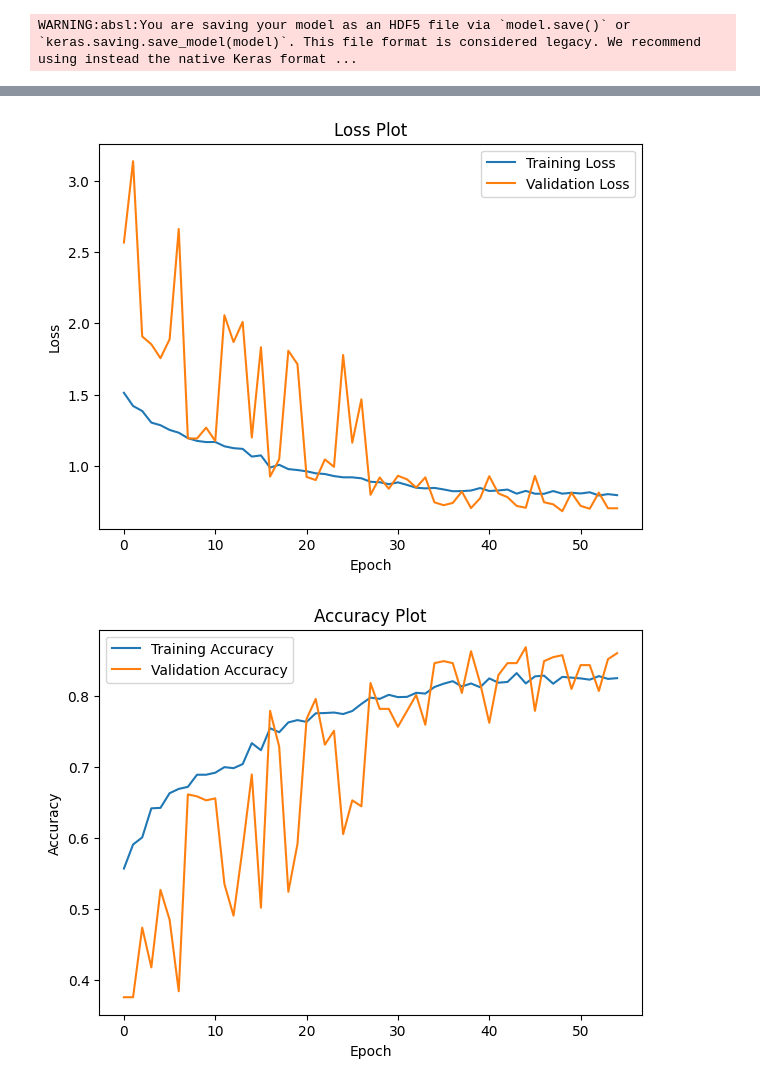
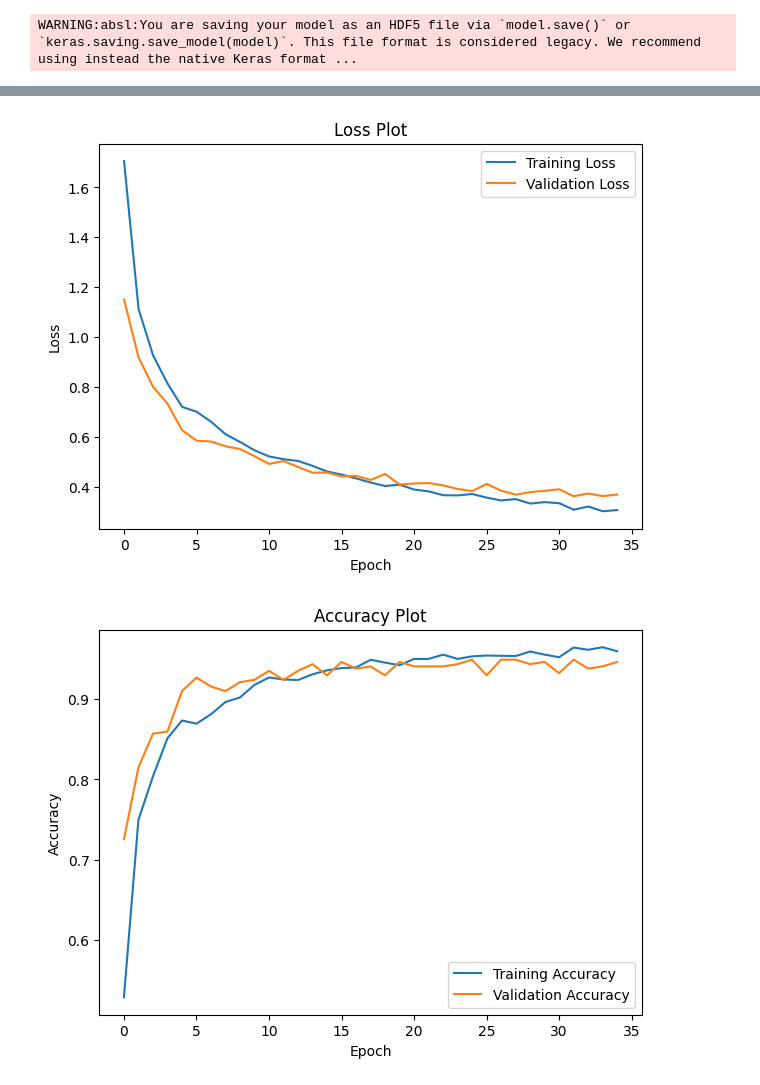
Before and after one commit to BryanEstrada003/cotton-leaf-defect-classification, a Jupyter notebook: VGG16.ipynb, the cells around one changed output, grey strips where cells are left out. Saved outputs shown, nothing was run; the diff lists cells and outputs as text; code cells hidden in the pictures.

Commit message:
fix: corrections in vgg16 hyperparameters and pipeline training

```diff
--- a/VGG16.ipynb
+++ b/VGG16.ipynb
@@ -125,25 +126,26 @@ from tensorflow.keras.layers import Dense, BatchNormalization, GlobalAveragePool
 
 # Construccion del modelo
 # --------------------------------------------------------------------------
-def model_init(learning_rate, dropout_rate, l2_reg, is_finetune=True):
-    if is_finetune:
+def model_init(learning_rate, dropout_rate, l2_reg, is_transfer=True):
+    if is_transfer:
         weigths = "imagenet"
     else:
         weigths = None
     base_model = VGG16(weights=weigths, include_top=False, input_shape=INPUT_FORMAT)
 
-    # for layer in base_model.layers:
-    #     layer.trainable = False
+    for layer in base_model.layers:
+        layer.trainable = False
 
     # aplicar fine tuning a partir de la capa bloque5_conv1
     #revisar
-    base_model.trainable = False  # ✅ congelar TODO el backbone
+    # base_model.trainable = True
 
 
     entrada = layers.Input(shape=INPUT_FORMAT)
-    x = base_model(entrada, training=False)
-    x = GlobalAveragePooling2D()(x)
-    x = BatchNormalization()(x)
+    x = base_model(entrada)
+    x = layers.Flatten()(x)
+    # x = GlobalAveragePooling2D()(x)
+    # x = BatchNormalization()(x)
     x = layers.Dense(
         256, activation="relu", kernel_regularizer=regularizers.l2(l2_reg)
     )(x) #revisar cuantas capas usa en esas 256 neuronas
@@ -218,7 +220,7 @@ arch = "VGG16"
 # %% [markdown]
 ## entrenamiento
 # %%
-model = model_init(learning_rate, 0.5, 1e-2, is_finetune=False)
+model = model_init(learning_rate, 0.5, 1e-3, is_transfer=True)
 #si aumentas el valor de regularizador lo haces mas simple
 #analizar:
 #ver la arquitectura del modelo
@@ -293,6 +291,16 @@ reduce_lr = ReduceLROnPlateau(
 
 # Añadir a los callbacks
 callbacks = [checkpoint, reduce_lr, early]  # <-- Añadido
+# %%
+from sklearn.utils import class_weight
+import numpy as np
+
+# Calcular pesos para balancear las clases
+train_labels = generador_entrenamiento.classes
+class_weights = class_weight.compute_class_weight('balanced',
+                                                classes=np.unique(train_labels),
+                                                y=train_labels)
+class_weights = dict(enumerate(class_weights))
 # %%
 historia_1 = model.fit(
     generador_entrenamiento,
@@ -301,7 +309,7 @@ historia_1 = model.fit(
     validation_data=generador_validacion,
     # validation_steps=generador_validacion.samples // BATCH_SIZE,
     callbacks=callbacks,
-    # class_weight=class_weights  # <-- Añadir esto
+    class_weight=class_weights  # <-- Añadir esto
 )
 
 #ir viendo el validation acc: alto y el loss tiene que ser bajo
@@ -387,30 +373,30 @@ WARNING:absl:You are saving your model as an HDF5 file via `model.save()` or `ke
 # %%
 # Gráfico de Pérdida
 plt.figure(figsize=(7, 5))
-plt.plot(historia.history["loss"], label="Training Loss")
-plt.plot(historia.history["val_loss"], label="Validation Loss")
+plt.plot(historia_1.history["loss"], label="Training Loss")
+plt.plot(historia_1.history["val_loss"], label="Validation Loss")
 plt.legend()
 plt.title("Loss Plot")
 plt.xlabel("Epoch")
 plt.ylabel("Loss")
 plt.savefig(path_models + "VGG16_loss_plot.png")  # Guarda el gráfico en loss_plot.png
 plt.show()
 
 # Gráfico de Precisión
 plt.figure(figsize=(7, 5))
-plt.plot(historia.history["accuracy"], label="Training Accuracy")
-plt.plot(historia.history["val_accuracy"], label="Validation Accuracy")
+plt.plot(historia_1.history["accuracy"], label="Training Accuracy")
+plt.plot(historia_1.history["val_accuracy"], label="Validation Accuracy")
 plt.legend()
 plt.title("Accuracy Plot")
 plt.xlabel("Epoch")
 plt.ylabel("Accuracy")
 plt.savefig(
     path_models + "VGG16_accuracy_plot.png"
 )  # Guarda el gráfico en accuracy_plot.png
 plt.show()
 # %% [output]
-[figure, old version]
+[figure, new version]
-[figure, old version]
+[figure, new version]
 # %%
 from sklearn.metrics import (
     confusion_matrix,
```
Also changed, not shown: parts of 13 cells of this notebook, 5 other files.
